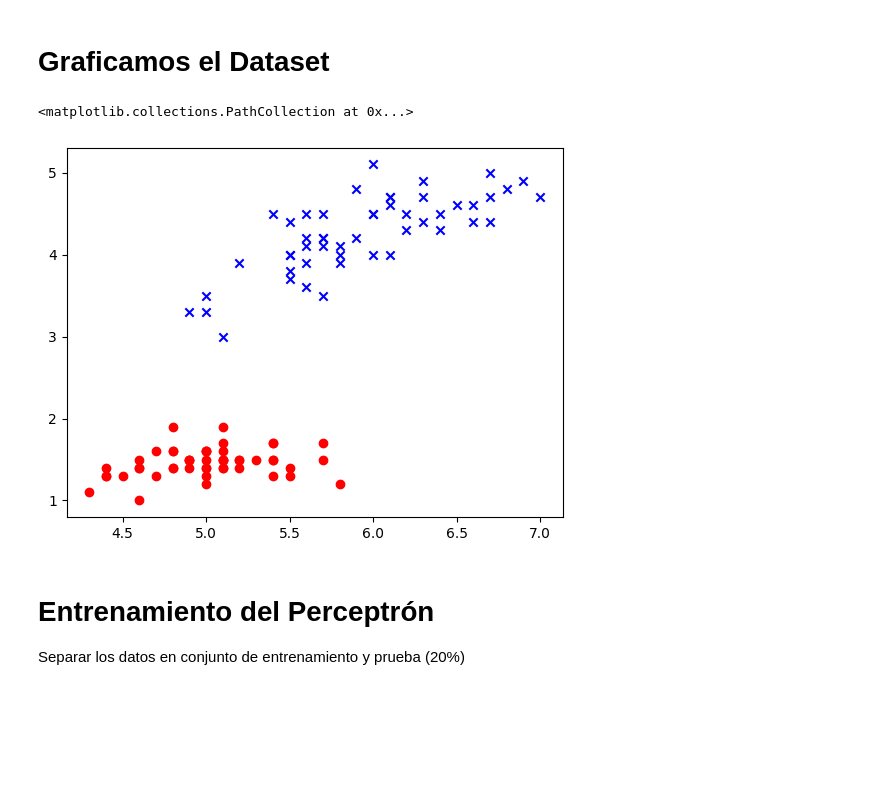
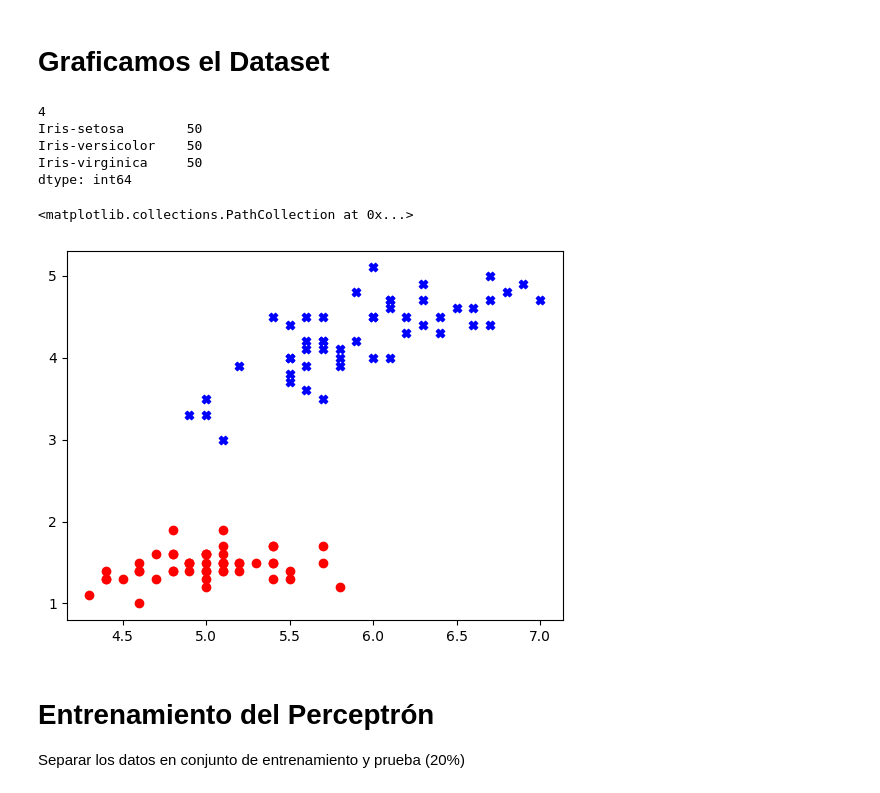
Before and after one commit to Nefertumm/AM, a Jupyter notebook: Semana4-PS-PMC/Notebooks/PerceptronSimple.ipynb, the cells around one changed output. Drawn from its saved outputs; the diff is of its cells as text; code cells hidden in the pictures; blank space fills up the shorter version.

```diff
--- a/Semana4-PS-PMC/Notebooks/PerceptronSimple.ipynb
+++ b/Semana4-PS-PMC/Notebooks/PerceptronSimple.ipynb
@@ -65,20 +63,26 @@ df.head()
 # %% [markdown]
 # Graficamos el Dataset
 # %%
-df.groupby(4).size()
+print(df.groupby(4).size())
 #Seleccionamos solo las clases setosa y versicolor
 #Y las columnas 1 y 3
 X = df.iloc[0:100, [0, 2]].values
 y = df.iloc[0:100, 4].values
 y = np.where(y == 'Iris-setosa',0,1)
 #Creamos un nuevo dataframe
+# %% [output]
+4
+Iris-setosa        50
+Iris-versicolor    50
+Iris-virginica     50
+dtype: int64
 # %%
 #Graficamos los datos
 plt.scatter(X[:50, 0], X[:50, 1], color='red', marker='o', label='setosa')
-plt.scatter(X[50:100, 0], X[50:100, 1], color='blue', marker='x', label='versicolor')
+plt.scatter(X[50:100, 0], X[50:100, 1], color='blue', marker='X', label='versicolor')
 # %% [output]
 <matplotlib.collections.PathCollection at 0x...>
-[figure, old version]
+[figure, new version]
 # %% [markdown]
 # Entrenamiento del Perceptrón
 
```
Also changed, not shown: parts of 9 cells of this notebook, 2 other files.
